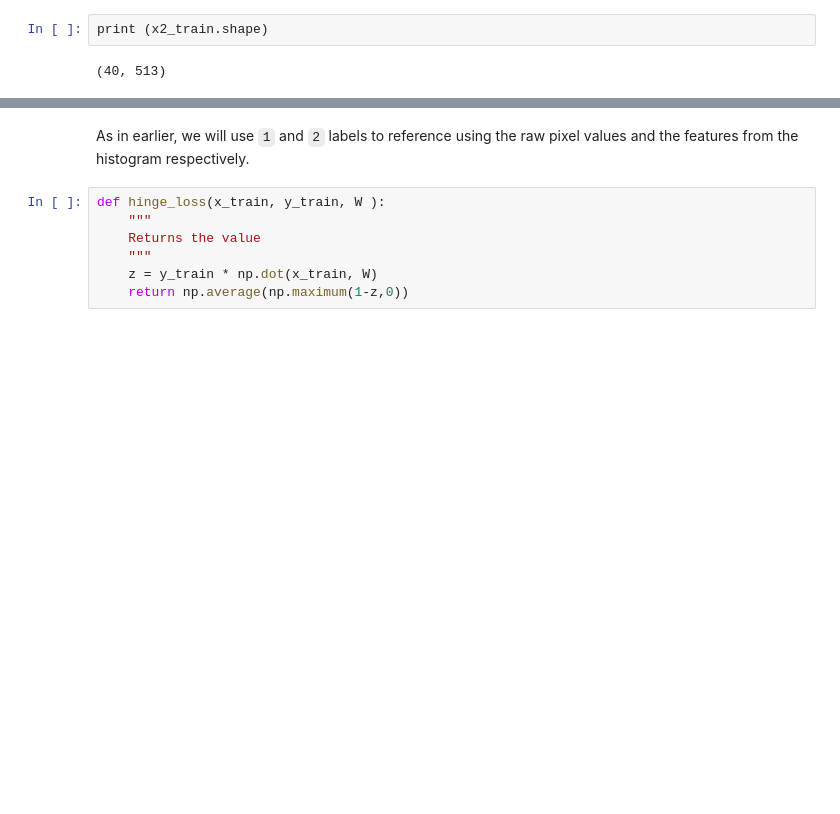
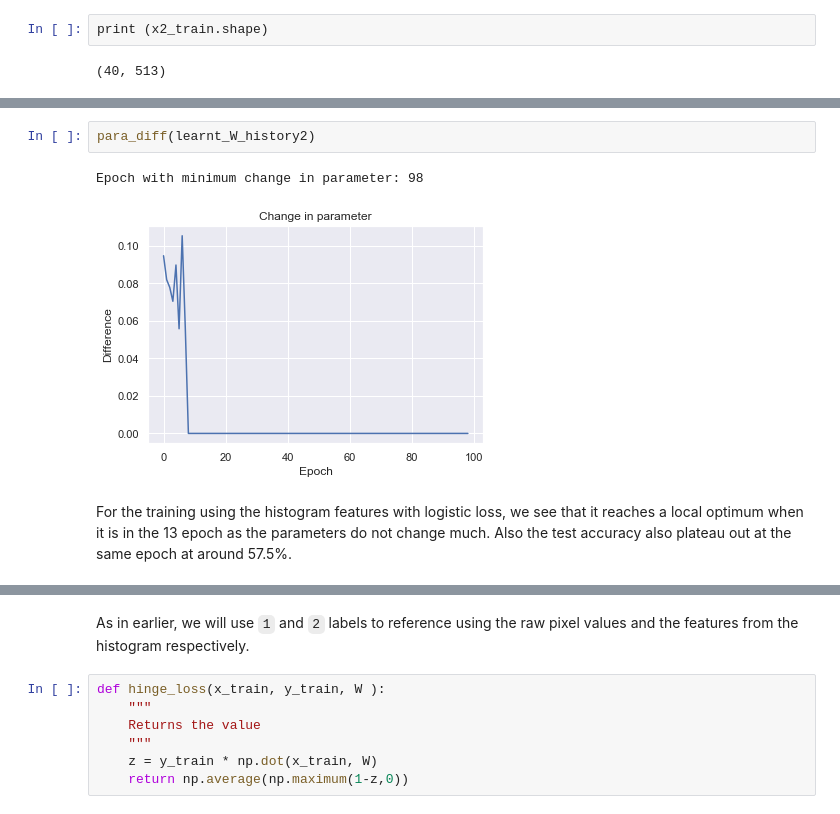
Before and after one commit to zunction/HomeworkTeX, a Jupyter notebook: ML/hw/Q2,3.ipynb, the cells around one changed output, grey strips where cells are left out. Cells and saved outputs as stored; diff of their text form; blank space fills up the shorter version.

```diff
--- a/ML/hw/Q2,3.ipynb
+++ b/ML/hw/Q2,3.ipynb
@@ -252,0 +276,7 @@ display_plot(loss_history2, train_acc_history2, test_acc_history2)
+# %%
+para_diff(learnt_W_history2)
+# %% [output]
+Epoch with minimum change in parameter: 98
+[figure, added]
+# %% [markdown]
+For the training using the histogram features with logistic loss, we see that it reaches a local optimum when it is in the 13 epoch as the parameters do not change much. Also the test accuracy also plateau out at the same epoch at around 57.5%.
```
Also changed, not shown: parts of 35 cells of this notebook.
